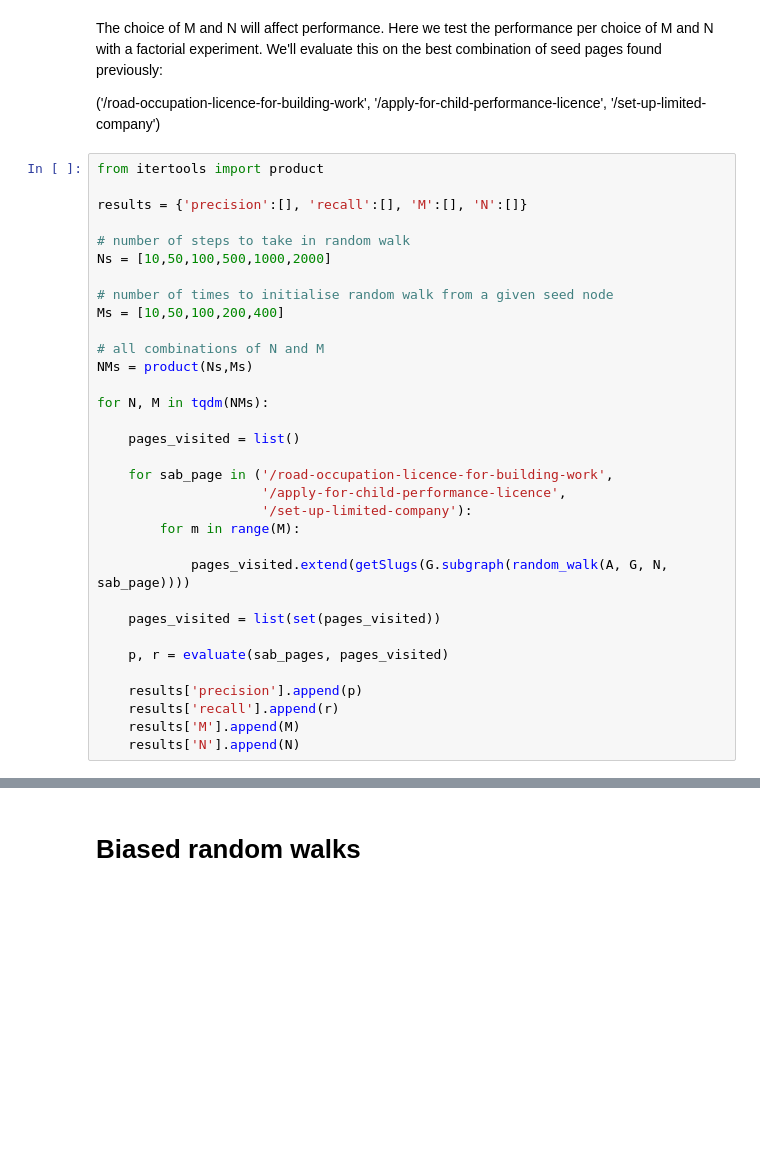
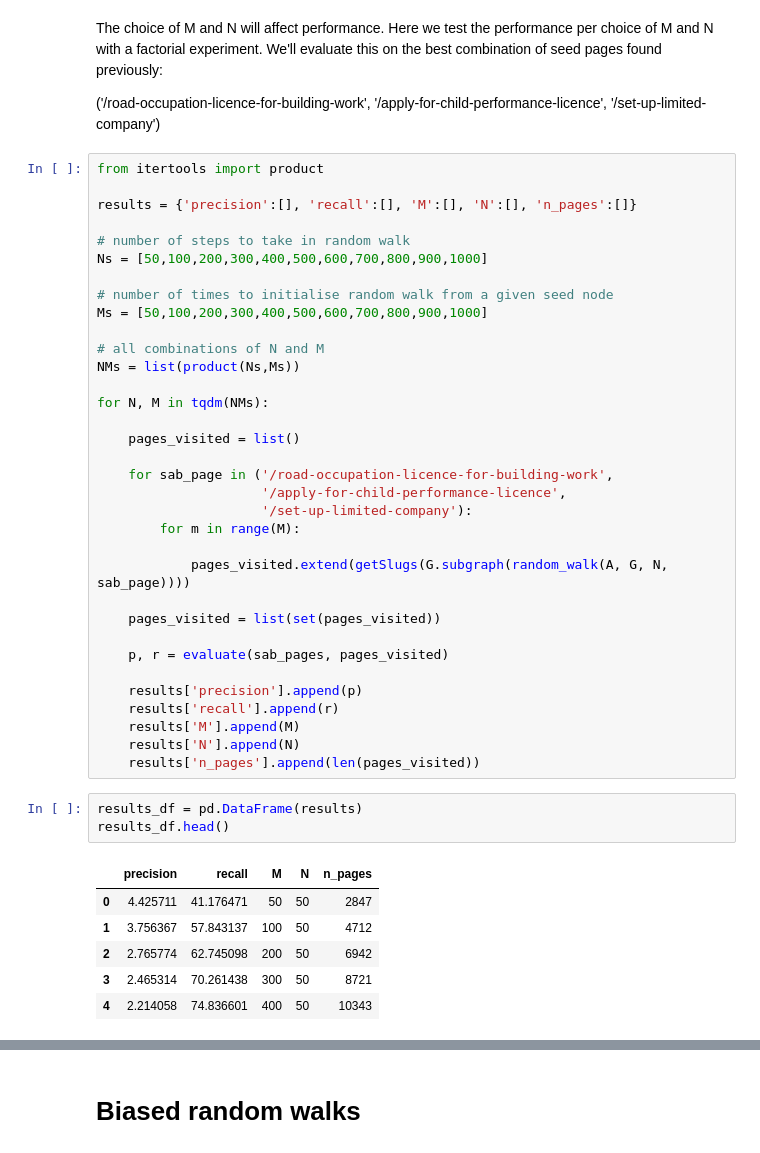
Before and after one commit to alphagov/govuk-wuj-network-analysis, a Jupyter notebook: notebooks/WUJ Community Detection.ipynb, the cells around one changed output, grey strips where cells are left out. Saved outputs shown, nothing was run; the diff lists cells and outputs as text; blank space fills up the shorter version.

```diff
--- a/notebooks/WUJ Community Detection.ipynb
+++ b/notebooks/WUJ Community Detection.ipynb
@@ -395,16 +397,16 @@ The choice of M and N will affect performance. Here we test the performance per
 # %%
 from itertools import product
 
-results = {'precision':[], 'recall':[], 'M':[], 'N':[]}
+results = {'precision':[], 'recall':[], 'M':[], 'N':[], 'n_pages':[]}
 
 # number of steps to take in random walk
-Ns = [10,50,100,500,1000,2000]
+Ns = [50,100,200,300,400,500,600,700,800,900,1000]
 
 # number of times to initialise random walk from a given seed node
-Ms = [10,50,100,200,400]
+Ms = [50,100,200,300,400,500,600,700,800,900,1000]
 
 # all combinations of N and M
-NMs = product(Ns,Ms)
+NMs = list(product(Ns,Ms))
 
 for N, M in tqdm(NMs):
 
@@ -425,3 +427,14 @@ for N, M in tqdm(NMs):
     results['recall'].append(r)
     results['M'].append(M)
     results['N'].append(N)
+    results['n_pages'].append(len(pages_visited))
+# %%
+results_df = pd.DataFrame(results)
+results_df.head()
+# %% [output]
+|  | precision | recall | M | N | n_pages |
+| 0 | 4.425711 | 41.176471 | 50 | 50 | 2847 |
+| 1 | 3.756367 | 57.843137 | 100 | 50 | 4712 |
+| 2 | 2.765774 | 62.745098 | 200 | 50 | 6942 |
+| 3 | 2.465314 | 70.261438 | 300 | 50 | 8721 |
+| 4 | 2.214058 | 74.836601 | 400 | 50 | 10343 |
```
Also changed, not shown: parts of 16 cells of this notebook.
